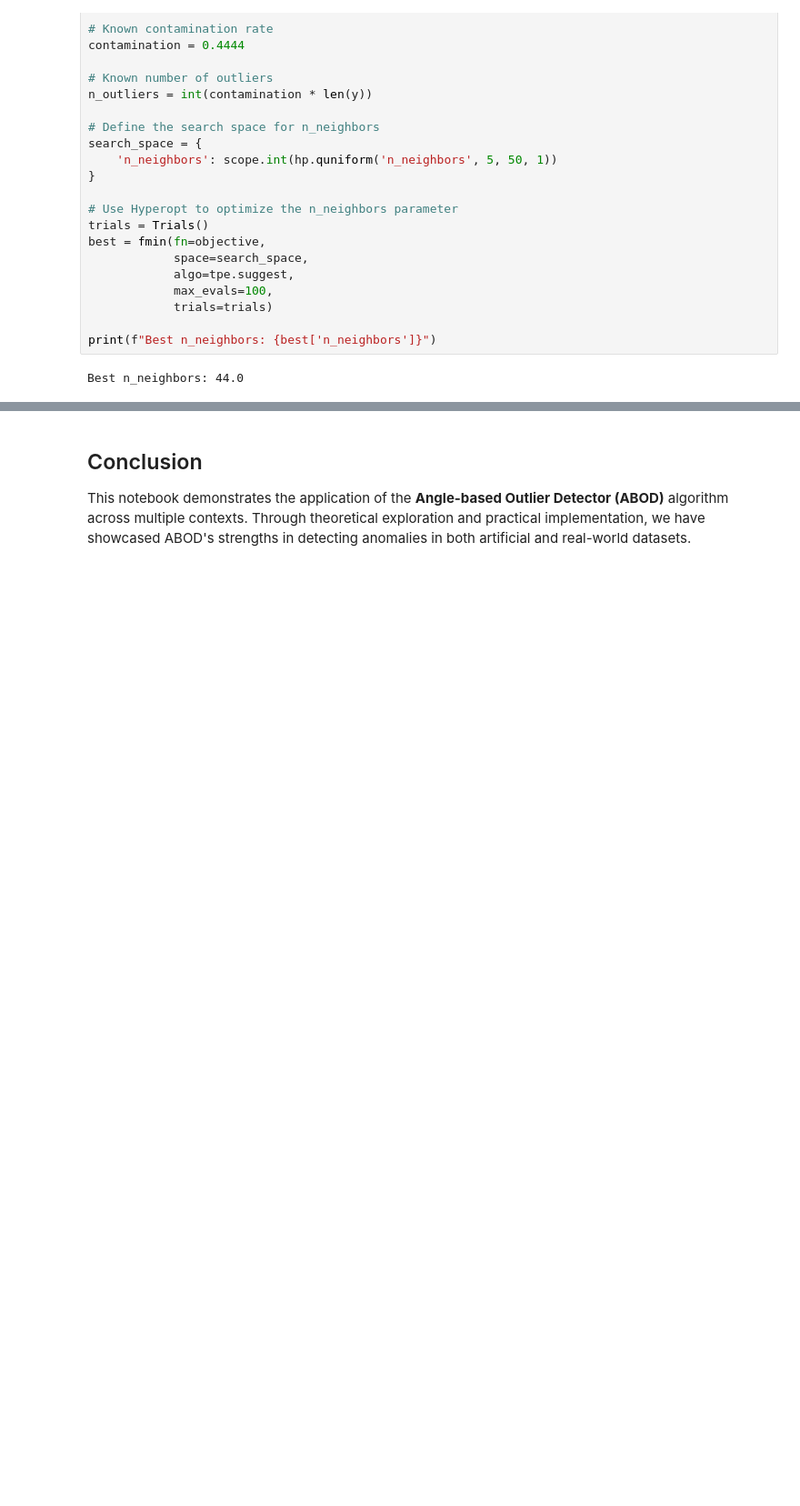
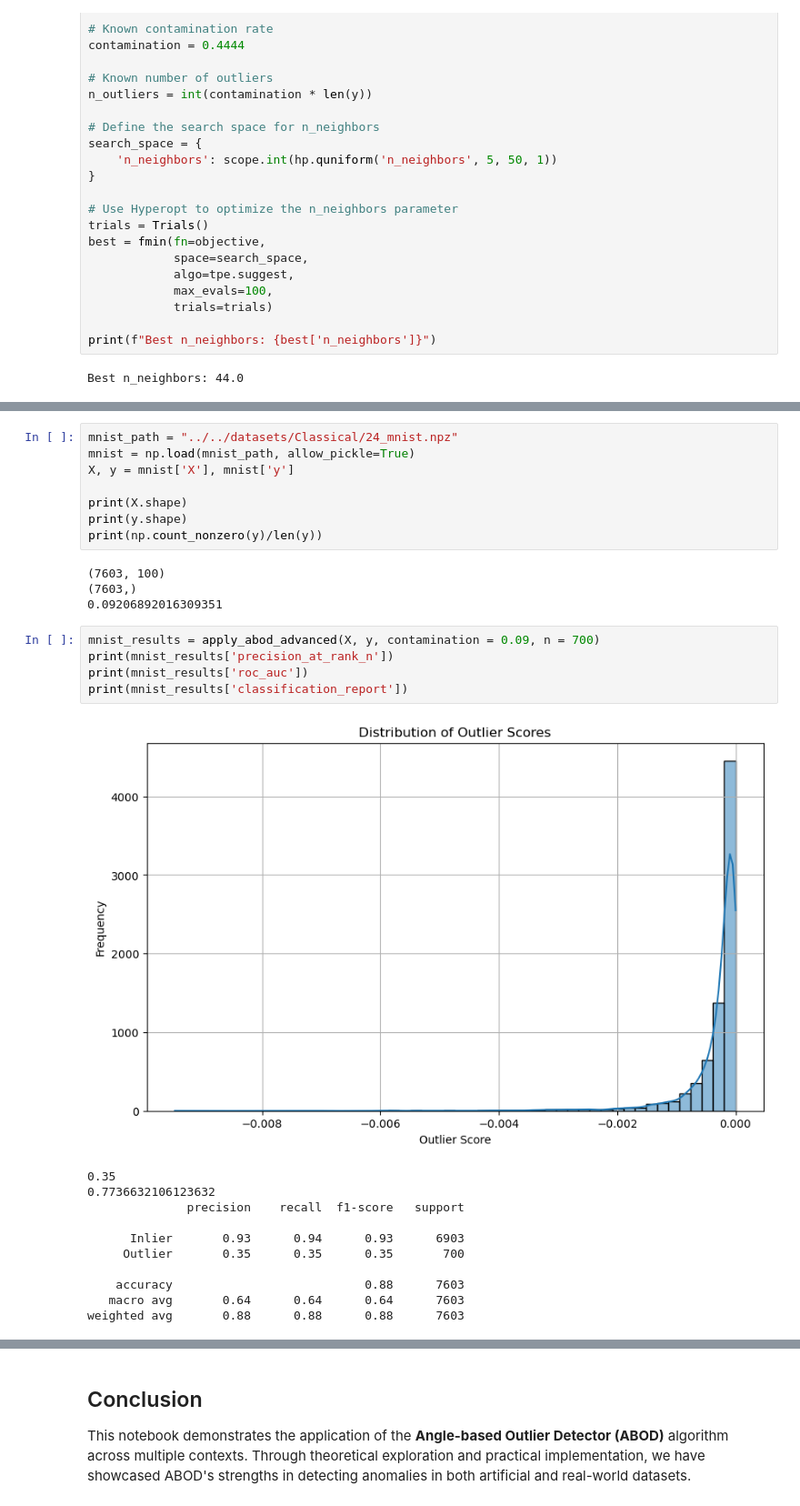
Before and after one commit to dr-saad-la/Anomaly-Detection-Resources, a Jupyter notebook: Python/notebooks/03-abod-algorithm.ipynb, the cells around one changed output, grey strips where cells are left out. Shown at 91% size. Drawn from its saved outputs; the diff is of its cells as text; blank space fills up the shorter version.

Commit message:
Upate abod notebook

```diff
--- a/Python/notebooks/03-abod-algorithm.ipynb
+++ b/Python/notebooks/03-abod-algorithm.ipynb
@@ -669,0 +714,29 @@ A summary of the results is presented, highlighting key findings, patterns, and
+# %%
+mnist_path = "../../datasets/Classical/24_mnist.npz"
+mnist = np.load(mnist_path, allow_pickle=True)
+X, y = mnist['X'], mnist['y']
+
+print(X.shape)
+print(y.shape)
+print(np.count_nonzero(y)/len(y))
+# %% [output]
+(7603, 100)
+(7603,)
+0.09206892016309351
+# %%
+mnist_results = apply_abod_advanced(X, y, contamination = 0.09, n = 700)
+print(mnist_results['precision_at_rank_n'])
+print(mnist_results['roc_auc'])
+print(mnist_results['classification_report'])
+# %% [output]
+[figure, added]
+0.35
+0.7736632106123632
+              precision    recall  f1-score   support
+
+      Inlier       0.93      0.94      0.93      6903
+     Outlier       0.35      0.35      0.35       700
+
+    accuracy                           0.88      7603
+   macro avg       0.64      0.64      0.64      7603
+weighted avg       0.88      0.88      0.88      7603
```
Also changed, not shown: parts of 19 cells of this notebook.
